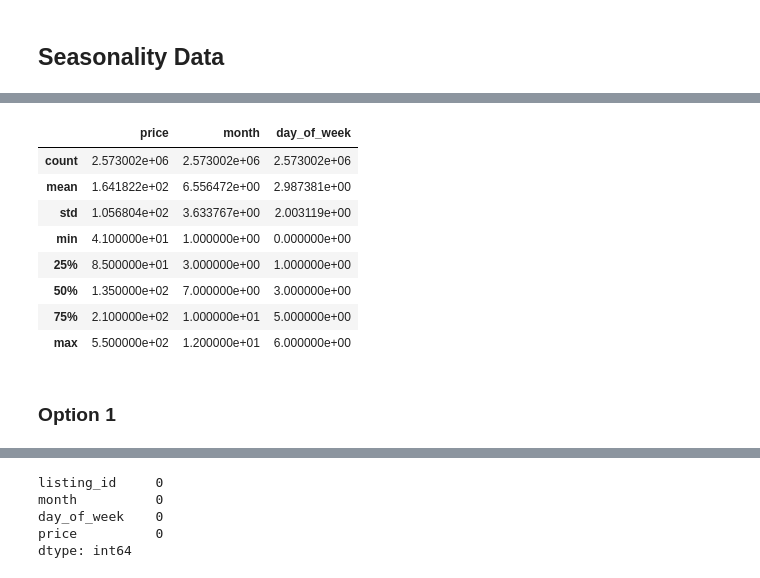
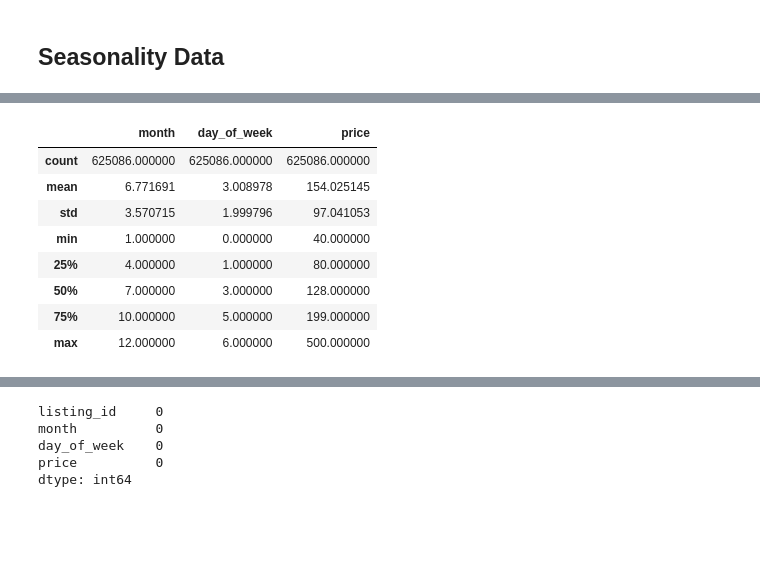
Before and after one commit to xzhou110/Airbnb, a Jupyter notebook: 02. airbnb_price_seasonality.ipynb, the cells around one changed output, grey strips where cells are left out. Cells and saved outputs as stored; diff of their text form; code cells hidden in the pictures; blank space fills up the shorter version.

```diff
--- a/02. airbnb_price_seasonality.ipynb
+++ b/02. airbnb_price_seasonality.ipynb
@@ -38,9 +35,9 @@ print(pricing_sf.shape, pricing_ok.shape, pricing_sc.shape, pricing_scz.shape)
 # %%
-# Concatenated four files into one
+# Concatenated all files into one
 # Created keys for each file for future references
 
-frames = [pricing_sf, pricing_ok, pricing_sc, pricing_scz]
-keys = ['pricing_sf', 'pricing_ok', 'pricing_sc', 'pricing_scz']
+frames = [pricing_sf, pricing_ok, pricing_sc]
+keys = ['pricing_sf', 'pricing_ok', 'pricing_sc']
 
 df_pricing = pd.concat(frames, keys=keys)
 
@@ -186,0 +207,7 @@ Index(['listing_id', 'date', 'available', 'price', 'month', 'day_of_week'], dtyp
+# %%
+# Group by month by day of week, and calculate an average pricing
+
+df_pricing_by_mon_dow = df_pricing_smaller.groupby(['listing_id', 'month', 'day_of_week'])  \
+                                    .price.mean()  \
+                                    .reset_index()
+df_pricing_by_mon_dow.head(100)
@@ -187,16 +233,14 @@ Index(['listing_id', 'date', 'available', 'price', 'month', 'day_of_week'], dtyp
 # %%
-columns2display = ['date', 'price', 'month', 'day_of_week']
+columns2display = ['month', 'day_of_week', 'price']
 
-df_pricing_smaller[columns2display].describe()
+df_pricing_by_mon_dow[columns2display].describe(include='all')
 # %% [output]
-|  | price | month | day_of_week |
-| count | 2.573002e+06 | 2.573002e+06 | 2.573002e+06 |
-| mean | 1.641822e+02 | 6.556472e+00 | 2.987381e+00 |
-| std | 1.056804e+02 | 3.633767e+00 | 2.003119e+00 |
-| min | 4.100000e+01 | 1.000000e+00 | 0.000000e+00 |
-| 25% | 8.500000e+01 | 3.000000e+00 | 1.000000e+00 |
-| 50% | 1.350000e+02 | 7.000000e+00 | 3.000000e+00 |
-| 75% | 2.100000e+02 | 1.000000e+01 | 5.000000e+00 |
-| max | 5.500000e+02 | 1.200000e+01 | 6.000000e+00 |
+|  | month | day_of_week | price |
+| count | 625086.000000 | 625086.000000 | 625086.000000 |
+| mean | 6.771691 | 3.008978 | 154.025145 |
+| std | 3.570715 | 1.999796 | 97.041053 |
+| min | 1.000000 | 0.000000 | 40.000000 |
+| 25% | 4.000000 | 1.000000 | 80.000000 |
+| 50% | 7.000000 | 3.000000 | 128.000000 |
+| 75% | 10.000000 | 5.000000 | 199.000000 |
+| max | 12.000000 | 6.000000 | 500.000000 |
-# %% [markdown]
-### Option 1
```
Also changed, not shown: parts of 71 cells of this notebook, 1 other file.
